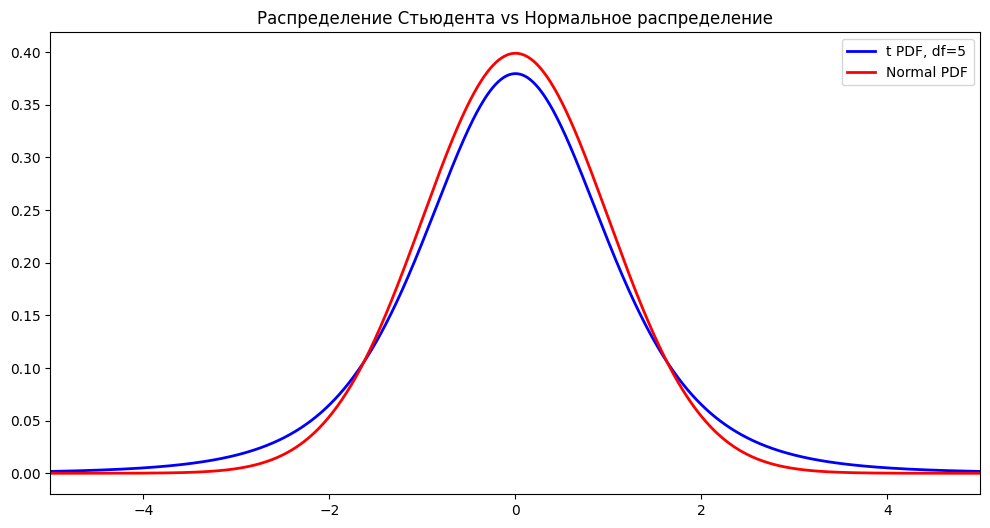
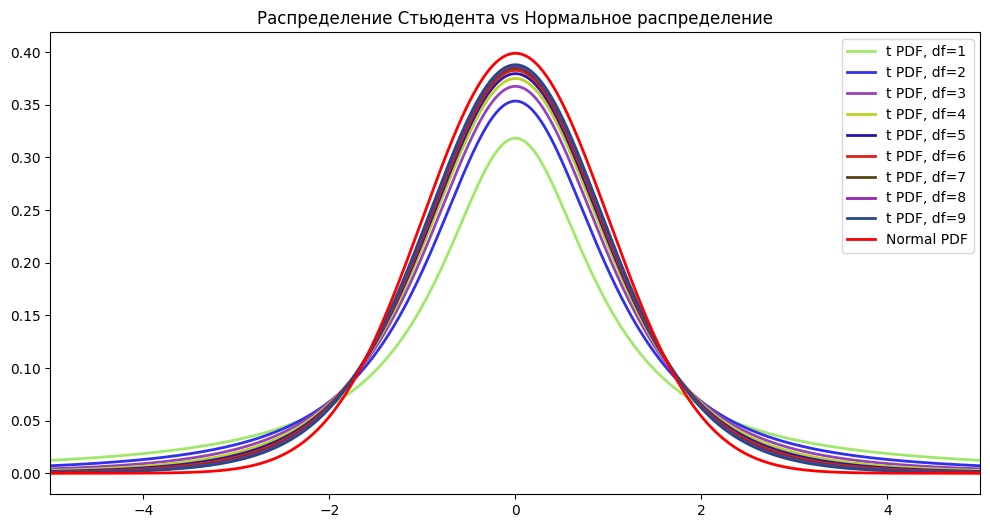
Code edit (unified diff) that turned the first committed figure into the second:
--- before
+++ after
@@ -3,5 +3,9 @@
 plt.figure(figsize=(12, 6))
 x = np.linspace(-5, 5, 1000)
-plt.plot(x, stats.t.pdf(x, df=df), 'b', lw=2, label=f"t PDF, df={df}")
+for df in range(1,10):  
+    rgb = np.random.randint(0, 256, size=3)
+    # Format the RGB array into a hex string
+    color= "#{:02x}{:02x}{:02x}".format(*rgb)
+    plt.plot(x, stats.t.pdf(x, df=df), color = color, lw=2, label=f"t PDF, df={df}")
 plt.plot(x, stats.norm.pdf(x), 'r', lw=2, label="Normal PDF")
 

Commit: shad algo